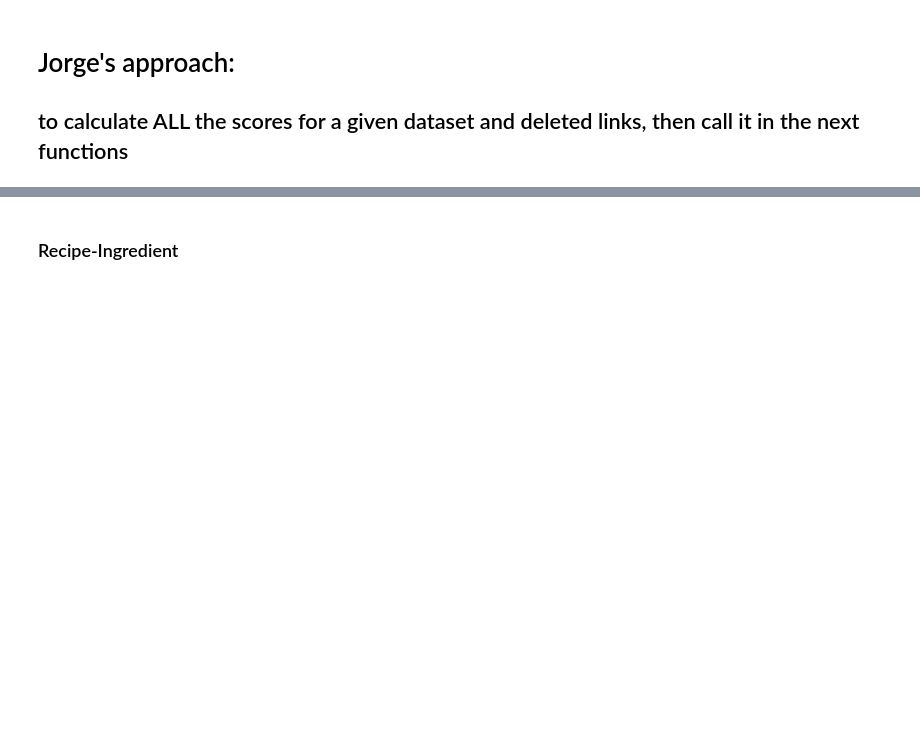
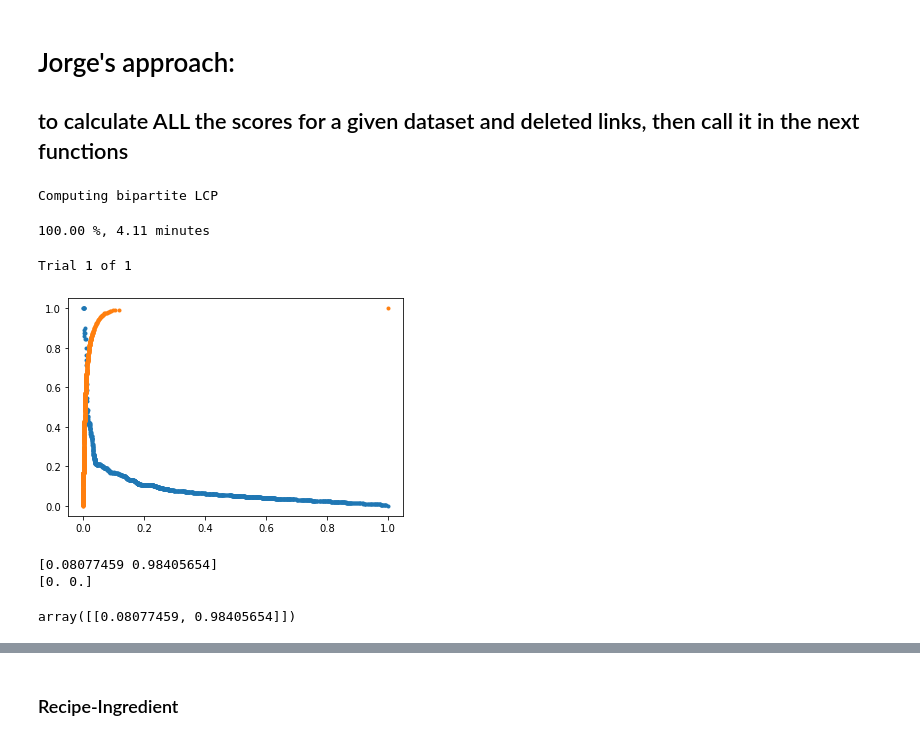
Before and after one commit to JorgeRuizBerlin/multipartite-weighted-link-prediction, a Jupyter notebook: recipes/Recipes.ipynb, the cells around one changed output, grey strips where cells are left out. Drawn from its saved outputs; the diff is of its cells as text; code cells hidden in the pictures; blank space fills up the shorter version.

```diff
--- a/recipes/Recipes.ipynb
+++ b/recipes/Recipes.ipynb
@@ -157,13 +157,16 @@ bmat_recipe_ingr.shape
 links_to_del_recipe_ingr.shape
 # %%
 scores_list = []
-for i in range(loops):
+for i in range(1):#loops):
     x_ = delete_links(bmat_recipe_ingr, links_to_del_recipe_ingr[i])
     missing = np.argwhere(x_ == 0)
     ## SAVE ALL THE SCORES:
     lcp_scores = b_lcp.bipartite_lcp_all(x_, missing, verbose=verbose)
     scores_list.append(lcp_scores)
 scores_array = np.array(scores_list)
+# %% [output]
+Computing bipartite LCP
+100.00 %, 4.11 minutes
 # %%
 scores_array.shape
 # %%
@@ -171,7 +174,7 @@ assert links_to_del_recipe_ingr.shape[0] == loops
 # %%
 metrics_list = ['lcl', 'cn', 'jc', 'car', 'cjc', 'cpa', 'ra', 'aa', 'cra', 'caa', 'cpi']
 
-def cross_val(scores, metric, loops=10, raw_output=False, verbose=True, plot=False):
+def cross_val(scores, metric, loops=1, raw_output=False, verbose=True, plot=False):
     if raw_output:
         scores_list = []
         true_list = []
@@ -198,9 +201,16 @@ def cross_val(scores, metric, loops=10, raw_output=False, verbose=True, plot=Fal
     else:
         return results
 # %%
-r_cn = cross_val(lcp_scores, 'cn', loops=loops, verbose=verbose, plot=plot)
+r_cn = cross_val(lcp_scores, 'cn', loops=1, verbose=verbose, plot=plot)
 print(np.mean(r_cn, axis=0))
 print(np.std(r_cn, axis=0))
+# %% [output]
+Trial 1 of 1
+[figure, added]
+[0.08077459 0.98405654]
+[0. 0.]
 # %%
 r_cn
+# %% [output]
+array([[0.08077459, 0.98405654]])
 # %%
```
Also changed, not shown: parts of 12 cells of this notebook.
